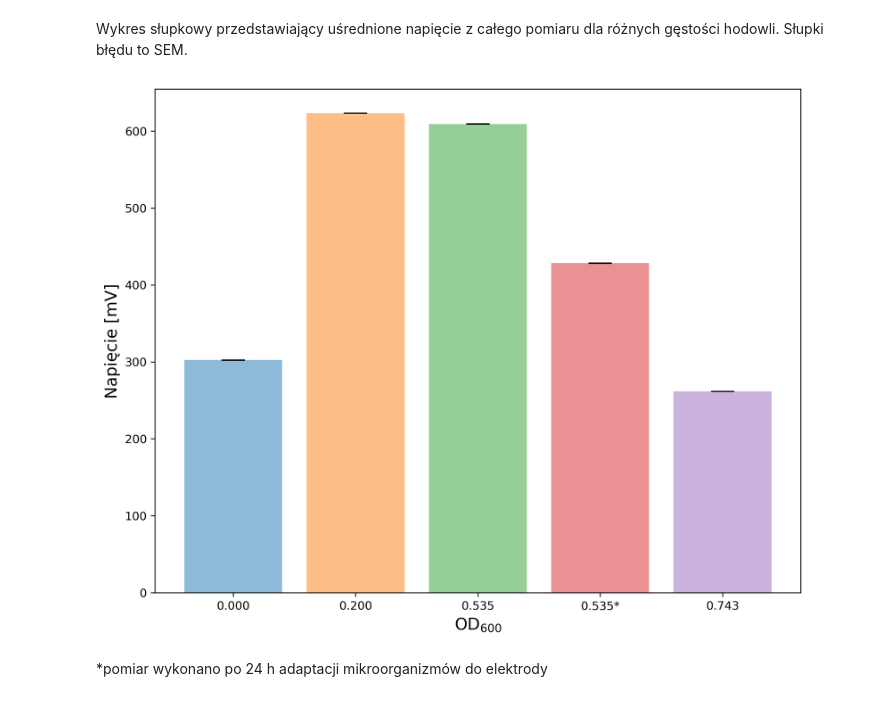
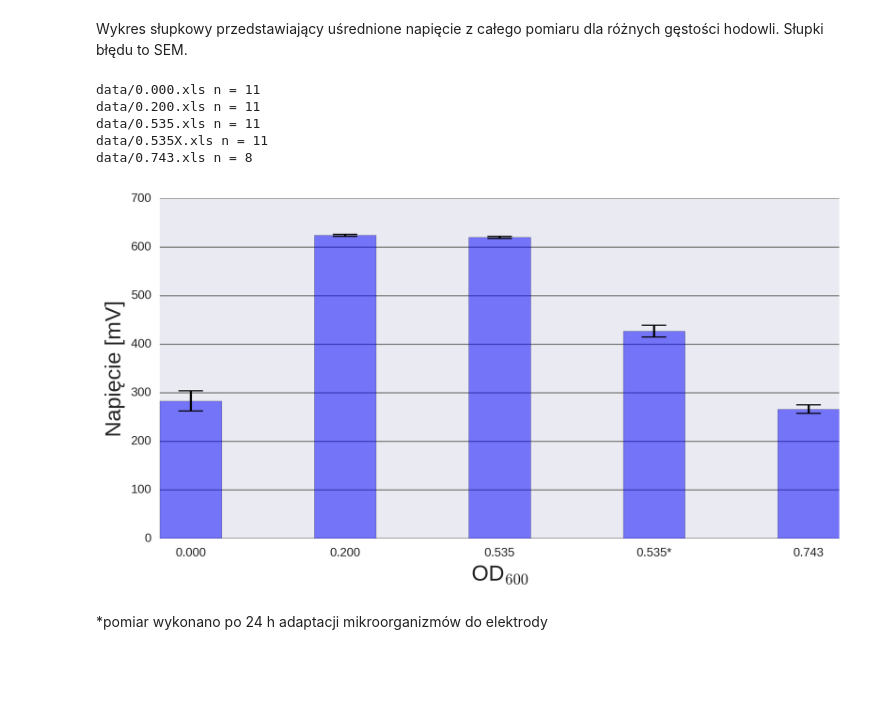
Before and after one commit to f1lem0n/biotech-bsc, a Jupyter notebook: mfc-volt-2022-04-21/mfc-volt-3.ipynb, the cells around one changed output. Drawn from its saved outputs; the diff is of its cells as text; code cells hidden in the pictures; blank space fills up the shorter version.

```diff
--- a/mfc-volt-2022-04-21/mfc-volt-3.ipynb
+++ b/mfc-volt-2022-04-21/mfc-volt-3.ipynb
@@ -122,7 +131,9 @@ plt.show()
 # %% [markdown]
 Wykres słupkowy przedstawiający uśrednione napięcie z ostatnich 30 minut pomiaru dla różnych gęstości hodowli. Słupki błędu to SEM.
 # %%
-fig2, ax = plt.subplots(figsize=(10, 8), dpi=300, facecolor='#ffffff')
+plt.style.use('seaborn')
+plt.rcParams.update({'lines.markeredgewidth': 1})
+fig2, ax = plt.subplots(figsize=(10, 6), dpi=300, facecolor='#ffffff')
 
 factor = 1
 for file in files:
@@ -134,17 +145,21 @@ for file in files:
 
     ax.bar(
         x=series_name,
-        height=final_df['mean30m'][1]*factor,
-        yerr=final_df['error30m'][1]*factor,
+        height=final_df['mean30m'][1] * factor,
+        yerr=final_df['error30m'][1] * factor,
         align='center',
         alpha=0.5,
         ecolor='black',
-        capsize=10
+        capsize=10,
+        color='green',
+        width=0.4,
     )
     factor = 1000
-
-plt.ylabel('Napięcie [mV]', fontdict={'fontsize' : 14})
-plt.xlabel('OD$_{600}$', fontdict={'fontsize' : 14})
-fig2.savefig('../manuscript/figures/voltage2.png')
+ax.grid(False)
+ax.grid(axis='y', color='grey')
+ax.set_ylabel('Napięcie [mV]', fontdict={'fontsize': 18})
+ax.set_xlabel('OD$_{600}$', fontdict={'fontsize': 18})
+fig2.savefig('../manuscript/figures/voltage2.png', bbox_inches='tight')
 plt.show()
+plt.close(fig2)
 # %% [output]
@@ -152,32 +167,42 @@ plt.show()
 # %% [markdown]
 Wykres słupkowy przedstawiający uśrednione napięcie z całego pomiaru dla różnych gęstości hodowli. Słupki błędu to SEM.
 # %%
-fig3, ax = plt.subplots(figsize=(10, 8), dpi=300, facecolor='#ffffff')
+fig3, ax = plt.subplots(figsize=(10, 5), dpi=300, facecolor='#ffffff')
 
 factor = 1
 for file in files:
     final_df = process(file)
+    print(f'{file} n = {final_df["n"][1]}')
 
     if 'X' in file:
         file = file.replace('X', '*')
     series_name = f'{file[5:-4]}'
 
     ax.bar(
         x=series_name,
-        height=final_df['meanfull'][1]*factor,
-        yerr=final_df['errfull'][1]*factor,
+        height=final_df['meanfull'][1] * factor,
+        yerr=final_df['errfull'][1] * factor,
         align='center',
         alpha=0.5,
         ecolor='black',
-        capsize=10
+        capsize=10,
+        color='blue',
+        width=0.4
     )
     factor = 1000
-
-plt.ylabel('Napięcie [mV]', fontdict={'fontsize' : 14})
-plt.xlabel('OD$_{600}$', fontdict={'fontsize' : 14})
-fig3.savefig('../manuscript/figures/voltage3.png')
+ax.grid(False)
+ax.grid(axis='y', color='grey')
+ax.set_ylabel('Napięcie [mV]', fontdict={'fontsize': 18})
+ax.set_xlabel('OD$_{600}$', fontdict={'fontsize': 18})
+fig3.savefig('../manuscript/figures/voltage3.png', bbox_inches='tight')
 plt.show()
+plt.close(fig3)
 # %% [output]
+data/0.000.xls n = 11
+data/0.200.xls n = 11
+data/0.535.xls n = 11
+data/0.535X.xls n = 11
+data/0.743.xls n = 8
-[figure, old version]
+[figure, new version]
 # %% [markdown]
 \*pomiar wykonano po 24 h adaptacji mikroorganizmów do elektrody
```
Also changed, not shown: parts of 5 cells of this notebook, 19 other files.
